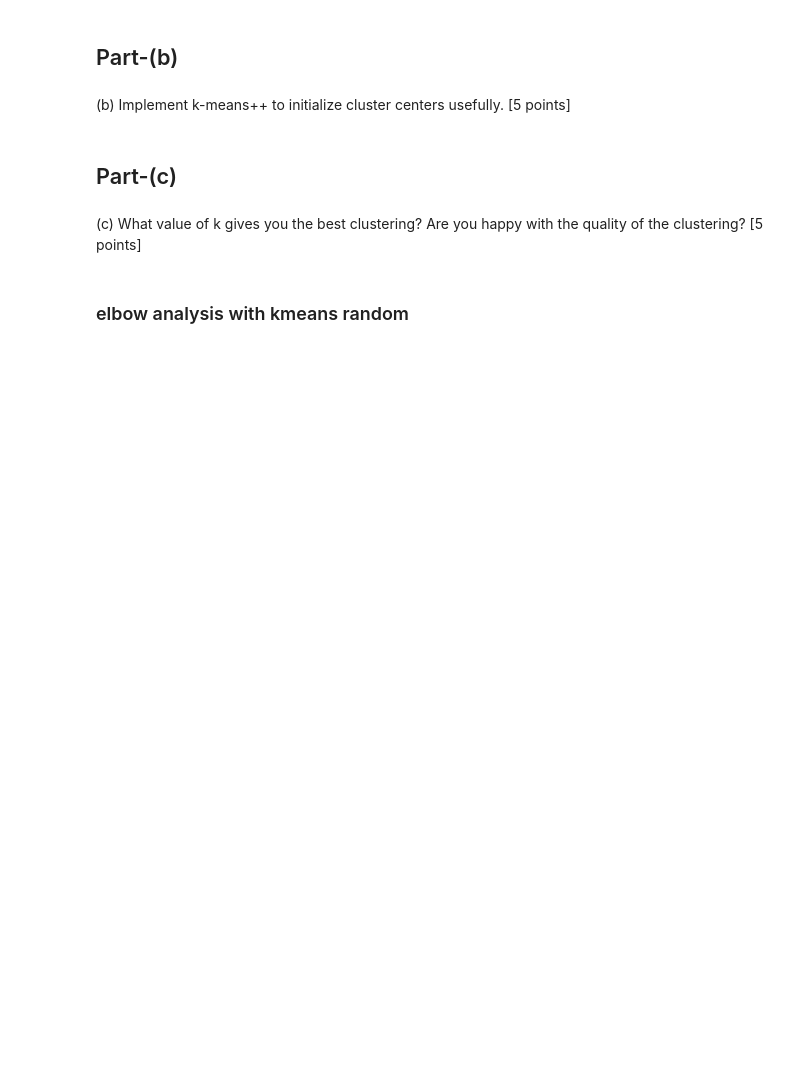
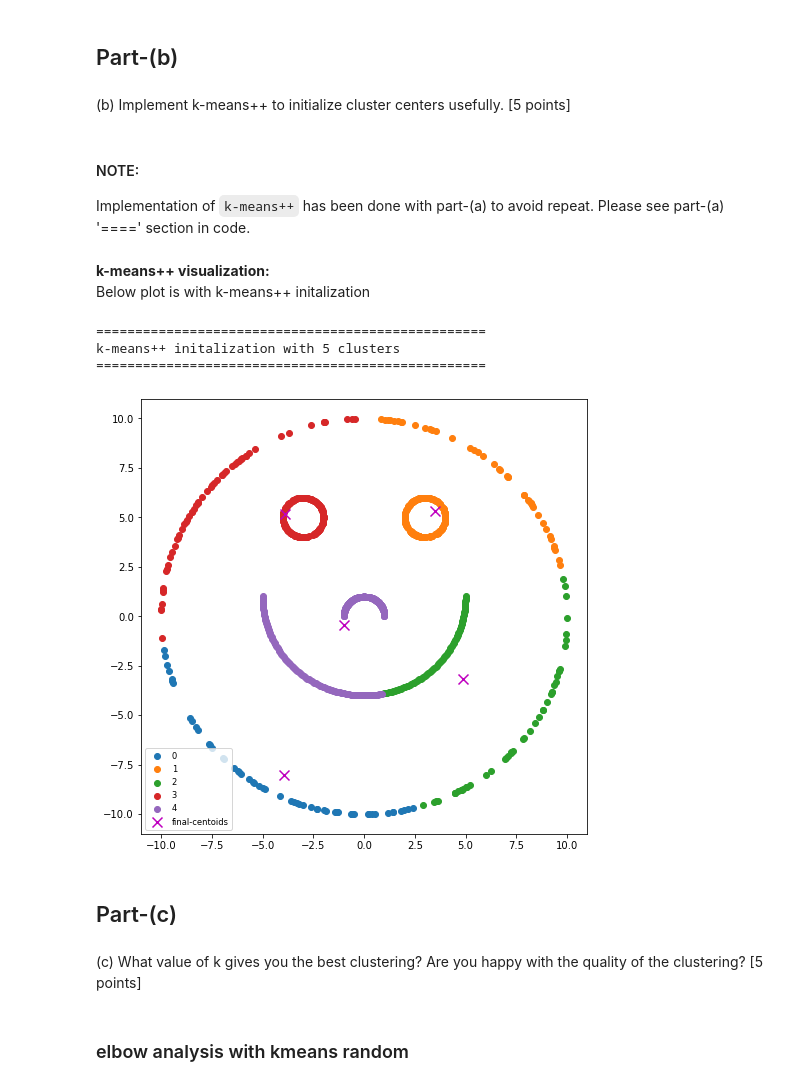
Before and after one commit to sunil-dhaka/ml-course-work, a Jupyter notebook: assign4.ipynb, the cells around one changed output. Saved outputs shown, nothing was run; the diff lists cells and outputs as text; code cells hidden in the pictures; blank space fills up the shorter version.

```diff
--- a/assign4.ipynb
+++ b/assign4.ipynb
@@ -246,6 +252,33 @@ plot_clusters(X,model['final'],n_cluster=no_of_clusters)
 ## Part-(b)
 # %% [markdown]
 (b) Implement k-means++ to initialize cluster centers usefully. [5 points]
+# %% [markdown]
+#### NOTE:
+Implementation of `k-means++` has been done with part-(a) to avoid repeat. Please see part-(a) '====' section in code.
+# %% [markdown]
+**k-means++ visualization:**\
+Below plot is with k-means++ initalization
+# %%
+print(''.center(50,'='))
+print('k-means++ initalization with 5 clusters')
+print(''.center(50,'='))
+
+no_of_clusters=5
+model=get_KMeans_clusters(X,n_cluster=no_of_clusters,init_style='k-means++')
+centroids=model['final-centroids']
+fig = plt.figure( figsize = (8, 8) )
+plt.figure(fig.number)
+for cluster in range(no_of_clusters):
+    label0 = X[model['final'] == cluster]
+    plt.scatter(label0[:,0] , label0[:,1],label=cluster)
+plt.scatter(centroids[:,0],centroids[:,1],s=100,c='m',marker='x',label='final-centroids')
+plt.legend(fontsize='small')
+plt.show()
+# %% [output]
+==================================================
+k-means++ initalization with 5 clusters
+==================================================
+[figure, added]
 # %% [markdown]
 ## Part-(c)
 # %% [markdown]
```
Also changed, not shown: parts of 17 cells of this notebook.
